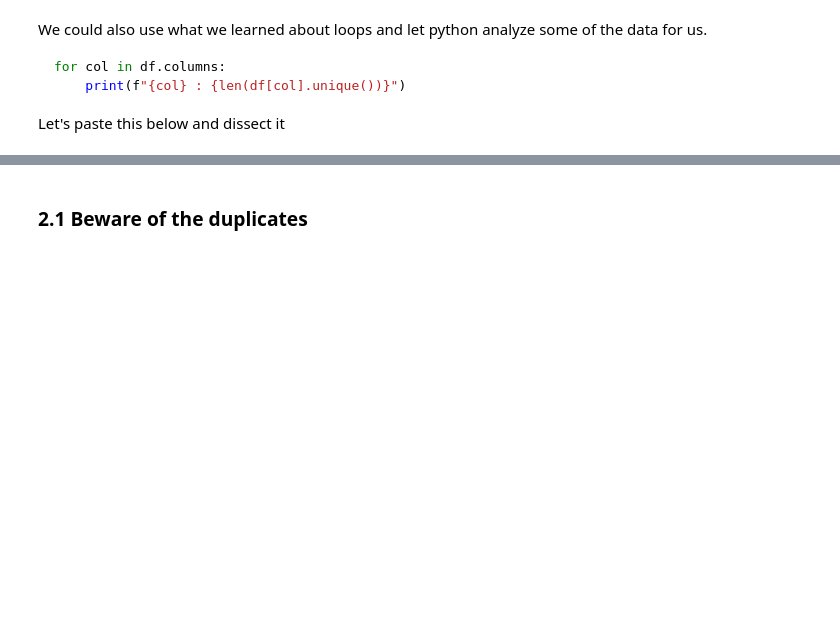
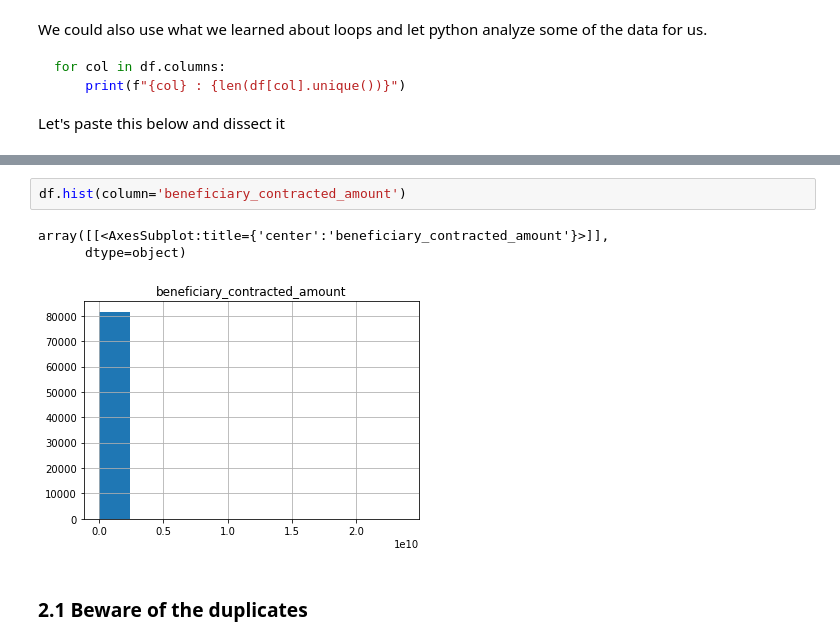
Before and after one commit to zufanka/2022-MIJ-PYTHON, a Jupyter notebook: 2-pandas.ipynb, the cells around one changed output, grey strips where cells are left out. Drawn from its saved outputs; the diff is of its cells as text; blank space fills up the shorter version.

```diff
--- a/2-pandas.ipynb
+++ b/2-pandas.ipynb
@@ -137,3 +258,9 @@ Let's paste this below and dissect it
+# %%
+df.hist(column='beneficiary_contracted_amount')
+# %% [output]
+array([[<AxesSubplot:title={'center':'beneficiary_contracted_amount'}>]],
+      dtype=object)
+[figure, added]
 # %% [markdown]
 ### 2.1 Beware of the duplicates
 # %% [markdown]
```
Also changed, not shown: parts of 25 cells of this notebook.
